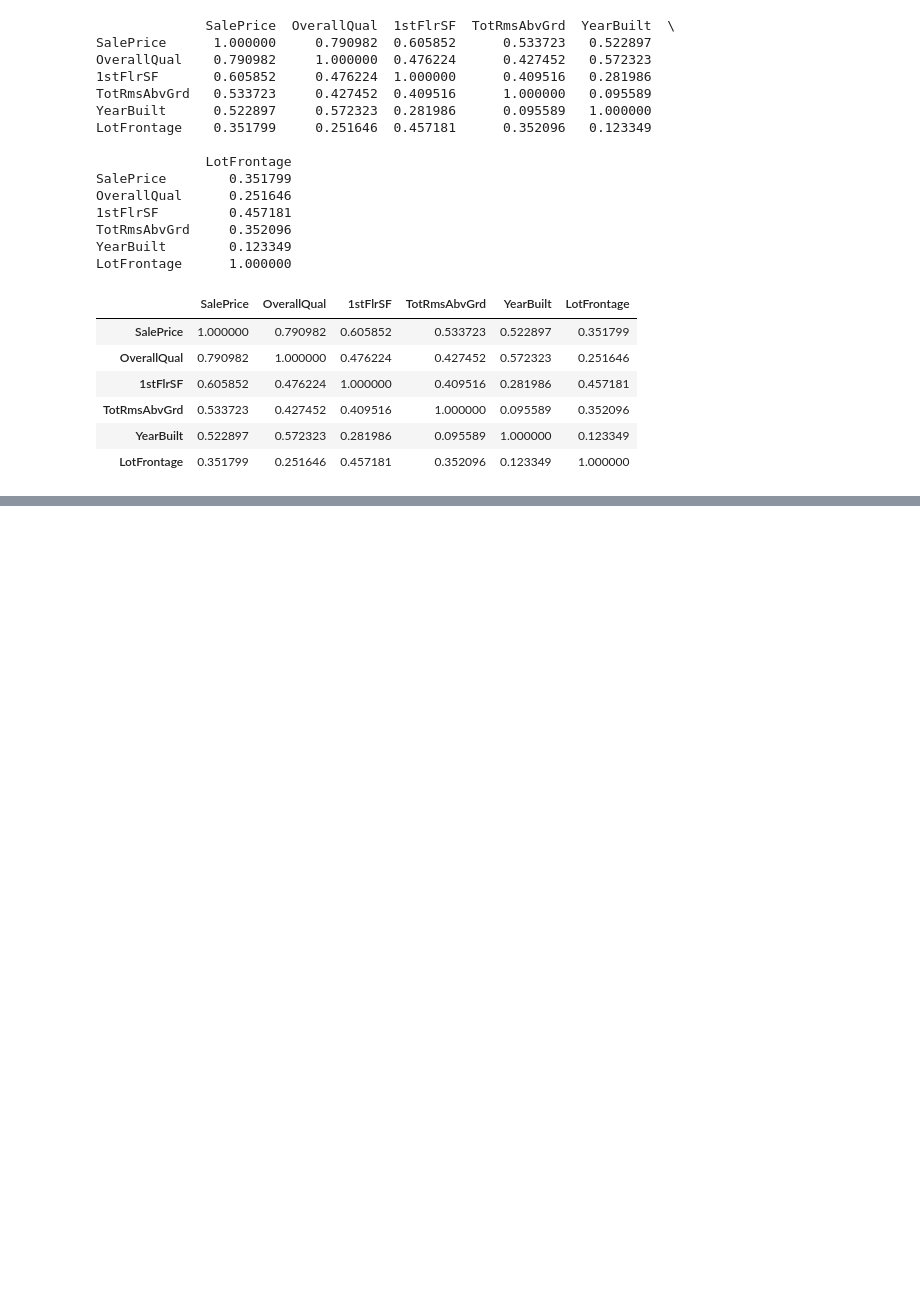
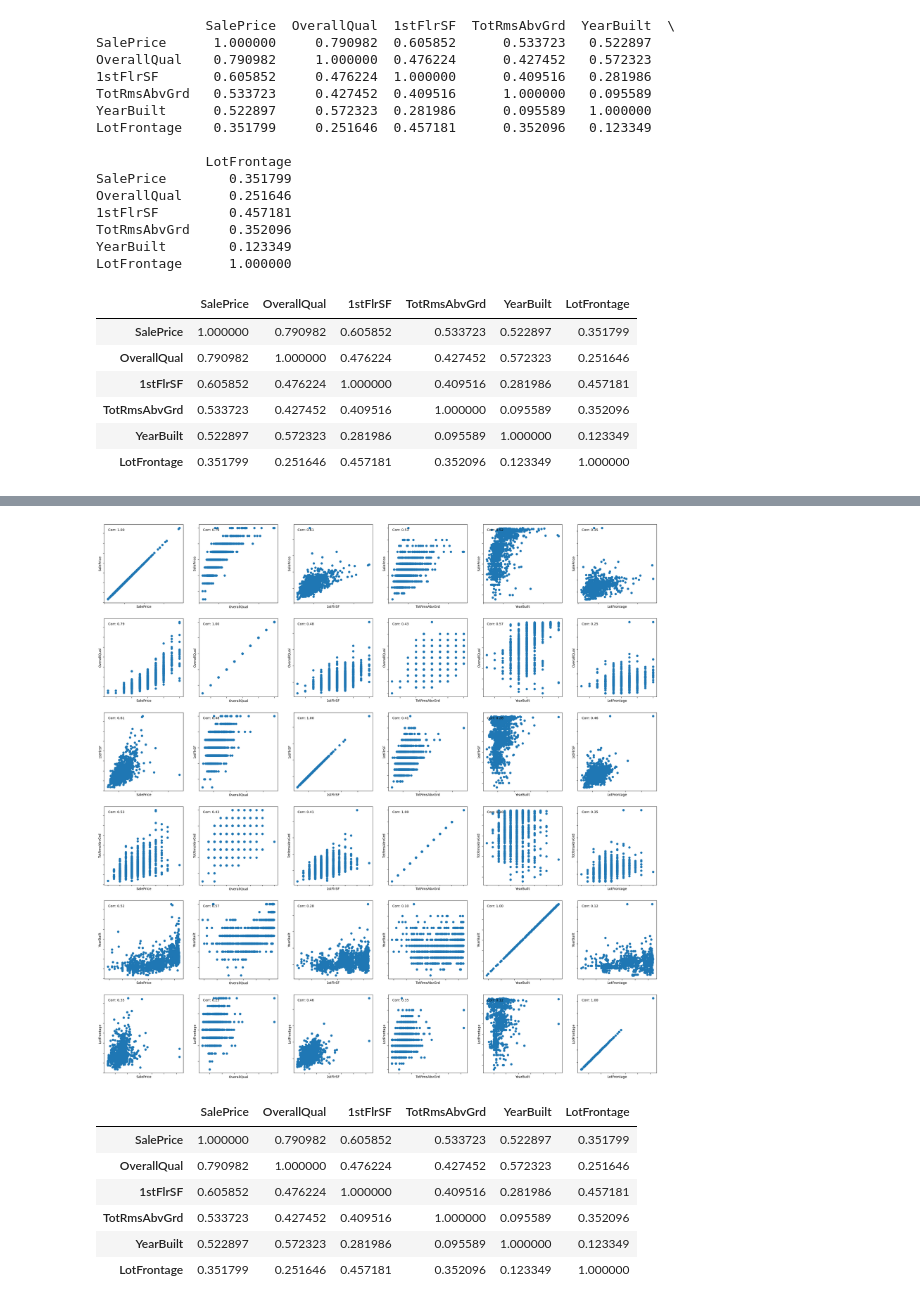
Before and after one commit to ronaldbailey/Proyecto-1---Regresi-n-con-Progra-, a Jupyter notebook: proyecto1.ipynb, the cells around one changed output, grey strips where cells are left out. Saved outputs shown, nothing was run; the diff lists cells and outputs as text; code cells hidden in the pictures; blank space fills up the shorter version.

```diff
--- a/proyecto1.ipynb
+++ b/proyecto1.ipynb
@@ -663,0 +735,26 @@ LotFrontage      1.000000
+# %%
+data.columns
+
+fig, axs = plt.subplots(len(data.columns), len(data.columns), figsize=(30, 30))
+
+for i in range(len(data.columns)):
+    for j in range(len(data.columns)):
+        axs[i,j].scatter(data.iloc[:,i], data.iloc[:,j])
+        axs[i,j].xaxis.set_tick_params(labelbottom=False)
+        axs[i,j].yaxis.set_tick_params(labelleft=False)
+        axs[i,j].text(0.05, 0.95, f"Corr: {data.iloc[:,i].corr(data.iloc[:,j]):.2f}", transform=axs[i,j].transAxes,ha="left", va="top")
+        axs[i,j].set_xlabel(data.columns[j])
+        axs[i,j].set_ylabel(data.columns[i])
+        #axs[i,j].set_title(data.columns[j])
+
+plt.show()
+data.corr().style.background_gradient(cmap='Reds')
+# %% [output]
+[figure, added]
+|  | SalePrice | OverallQual | 1stFlrSF | TotRmsAbvGrd | YearBuilt | LotFrontage |
+| SalePrice | 1.000000 | 0.790982 | 0.605852 | 0.533723 | 0.522897 | 0.351799 |
+| OverallQual | 0.790982 | 1.000000 | 0.476224 | 0.427452 | 0.572323 | 0.251646 |
+| 1stFlrSF | 0.605852 | 0.476224 | 1.000000 | 0.409516 | 0.281986 | 0.457181 |
+| TotRmsAbvGrd | 0.533723 | 0.427452 | 0.409516 | 1.000000 | 0.095589 | 0.352096 |
+| YearBuilt | 0.522897 | 0.572323 | 0.281986 | 0.095589 | 1.000000 | 0.123349 |
+| LotFrontage | 0.351799 | 0.251646 | 0.457181 | 0.352096 | 0.123349 | 1.000000 |
```
Also changed, not shown: parts of 6 cells of this notebook.
